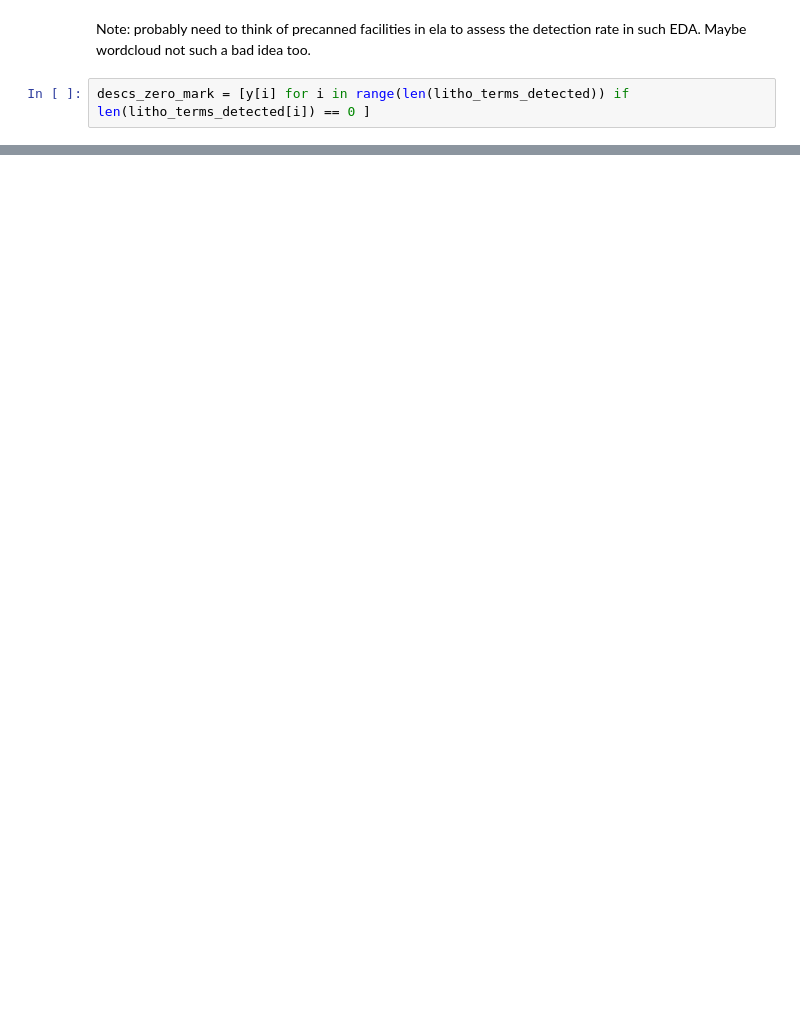
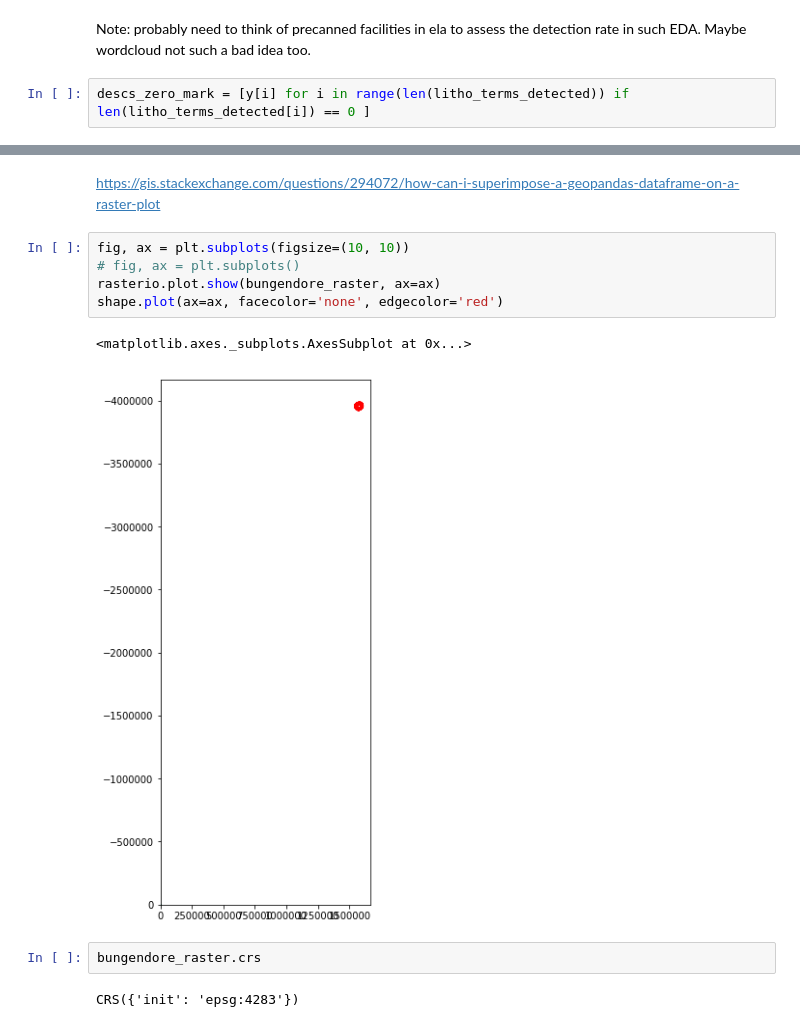
Before and after one commit to csiro-hydrogeology/pyela, a Jupyter notebook: docs/tutorials/getting_started.ipynb, the cells around one changed output, grey strips where cells are left out. Saved outputs shown, nothing was run; the diff lists cells and outputs as text; blank space fills up the shorter version.

```diff
--- a/docs/tutorials/getting_started.ipynb
+++ b/docs/tutorials/getting_started.ipynb
@@ -135,0 +375,14 @@ descs_zero_mark[1:50]
+# %% [markdown]
+https://gis.stackexchange.com/questions/294072/how-can-i-superimpose-a-geopandas-dataframe-on-a-raster-plot
+# %%
+fig, ax = plt.subplots(figsize=(10, 10))
+# fig, ax = plt.subplots()
+rasterio.plot.show(bungendore_raster, ax=ax)
+shape.plot(ax=ax, facecolor='none', edgecolor='red')
+# %% [output]
+<matplotlib.axes._subplots.AxesSubplot at 0x...>
+[figure, added]
+# %%
+bungendore_raster.crs
+# %% [output]
+CRS({'init': 'epsg:4283'})
```
Also changed, not shown: parts of 64 cells of this notebook, 1 other file.
